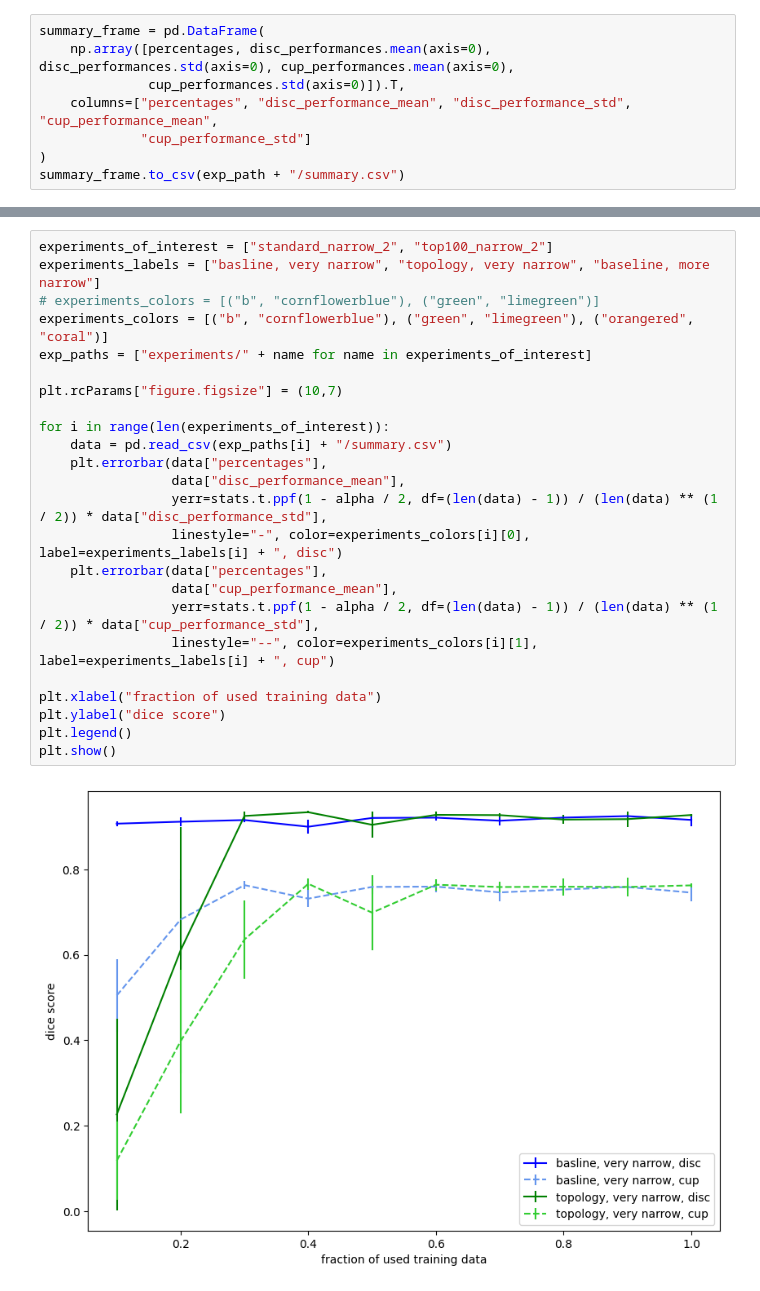
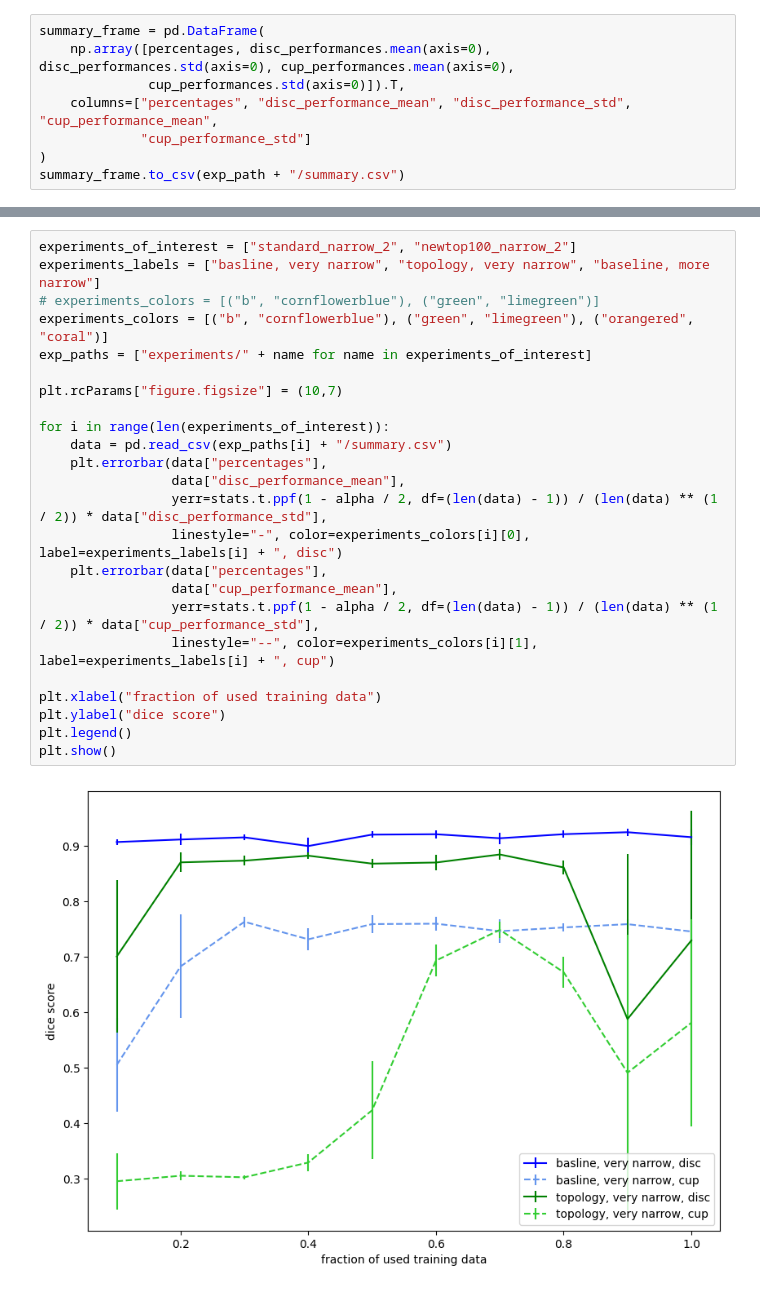
Before and after one commit to mo1333/anatomically_coherent_segmentation, a Jupyter notebook: evaluation_of_data_shortage.ipynb, the cells around one changed output, grey strips where cells are left out. Cells and saved outputs as stored; diff of their text form.

```diff
--- a/evaluation_of_data_shortage.ipynb
+++ b/evaluation_of_data_shortage.ipynb
@@ -64,26 +64,26 @@ plt.legend()
 # %%
-experiments_of_interest = ["standard_narrow_2", "top100_narrow_2"]
+experiments_of_interest = ["standard_narrow_2", "newtop100_narrow_2"]
 experiments_labels = ["basline, very narrow", "topology, very narrow", "baseline, more narrow"]
 # experiments_colors = [("b", "cornflowerblue"), ("green", "limegreen")]
 experiments_colors = [("b", "cornflowerblue"), ("green", "limegreen"), ("orangered", "coral")]
 exp_paths = ["experiments/" + name for name in experiments_of_interest]
 
 plt.rcParams["figure.figsize"] = (10,7)
 
 for i in range(len(experiments_of_interest)):
     data = pd.read_csv(exp_paths[i] + "/summary.csv")
     plt.errorbar(data["percentages"],
                  data["disc_performance_mean"],
                  yerr=stats.t.ppf(1 - alpha / 2, df=(len(data) - 1)) / (len(data) ** (1 / 2)) * data["disc_performance_std"],
                  linestyle="-", color=experiments_colors[i][0], label=experiments_labels[i] + ", disc")
     plt.errorbar(data["percentages"],
                  data["cup_performance_mean"],
                  yerr=stats.t.ppf(1 - alpha / 2, df=(len(data) - 1)) / (len(data) ** (1 / 2)) * data["cup_performance_std"],
                  linestyle="--", color=experiments_colors[i][1], label=experiments_labels[i] + ", cup")
 
 plt.xlabel("fraction of used training data")
 plt.ylabel("dice score")
 plt.legend()
 plt.show()
 # %% [output]
-[figure, old version]
+[figure, new version]
```
Also changed, not shown: parts of 3 cells of this notebook, 2 other files.
